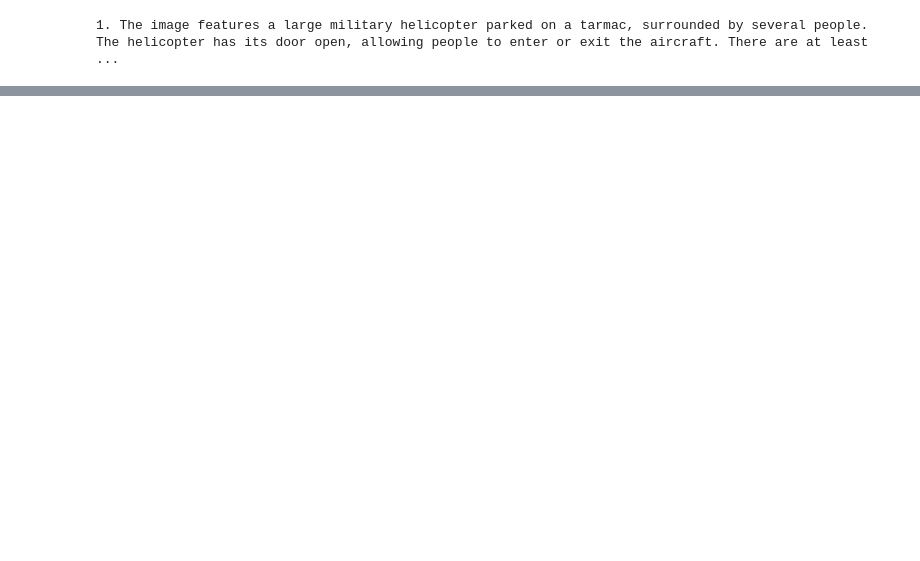
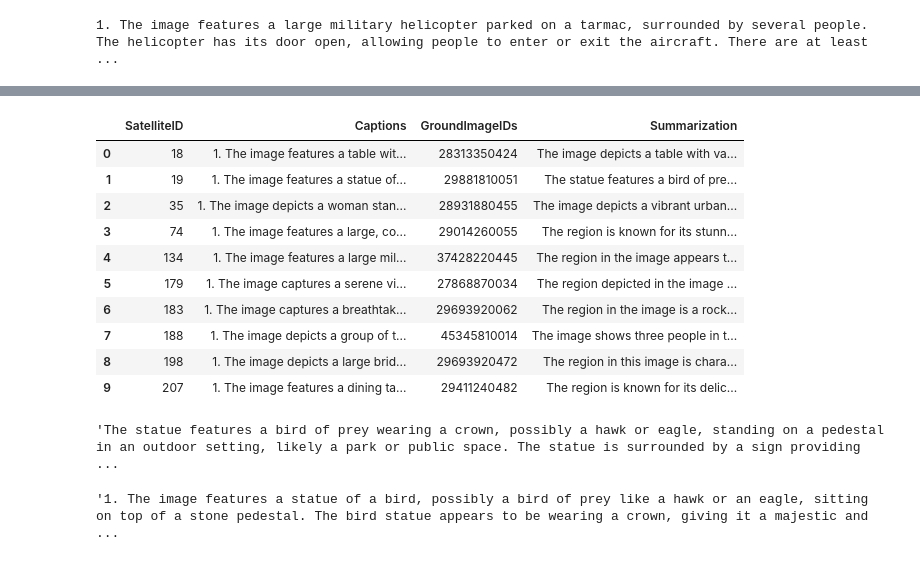
Before and after one commit to jennyyjin/graft, a Jupyter notebook: check.ipynb, the cells around one changed output, grey strips where cells are left out. Drawn from its saved outputs; the diff is of its cells as text; code cells hidden in the pictures; blank space fills up the shorter version.

```diff
--- a/check.ipynb
+++ b/check.ipynb
@@ -107,0 +199,23 @@ print(df['Captions'][2])
+# %%
+df = pd.read_csv('summarizations/summarizations-llama-2-7b-chat-hf.csv')
+df
+# %% [output]
+|  | SatelliteID | Captions | GroundImageIDs | Summarization |
+| 0 | 18 | 1. The image features a table wit... | 28313350424 | The image depicts a table with va... |
+| 1 | 19 | 1. The image features a statue of... | 29881810051 | The statue features a bird of pre... |
+| 2 | 35 | 1. The image depicts a woman stan... | 28931880455 | The image depicts a vibrant urban... |
+| 3 | 74 | 1. The image features a large, co... | 29014260055 | The region is known for its stunn... |
+| 4 | 134 | 1. The image features a large mil... | 37428220445 | The region in the image appears t... |
+| 5 | 179 | 1. The image captures a serene vi... | 27868870034 | The region depicted in the image ... |
+| 6 | 183 | 1. The image captures a breathtak... | 29693920062 | The region in the image is a rock... |
+| 7 | 188 | 1. The image depicts a group of t... | 45345810014 | The image shows three people in t... |
+| 8 | 198 | 1. The image depicts a large brid... | 29693920472 | The region in this image is chara... |
+| 9 | 207 | 1. The image features a dining ta... | 29411240482 | The region is known for its delic... |
+# %%
+df['Summarization'][1]
+# %% [output]
+'The statue features a bird of prey wearing a crown, possibly a hawk or eagle, standing on a pedestal in an outdoor setting, likely a park or public space. The statue is surrounded by a sign providing ...
+# %%
+df['Captions'][1]
+# %% [output]
+'1. The image features a statue of a bird, possibly a bird of prey like a hawk or an eagle, sitting on top of a stone pedestal. The bird statue appears to be wearing a crown, giving it a majestic and  ...
```
Also changed, not shown: parts of 15 cells of this notebook, 3 other files.
